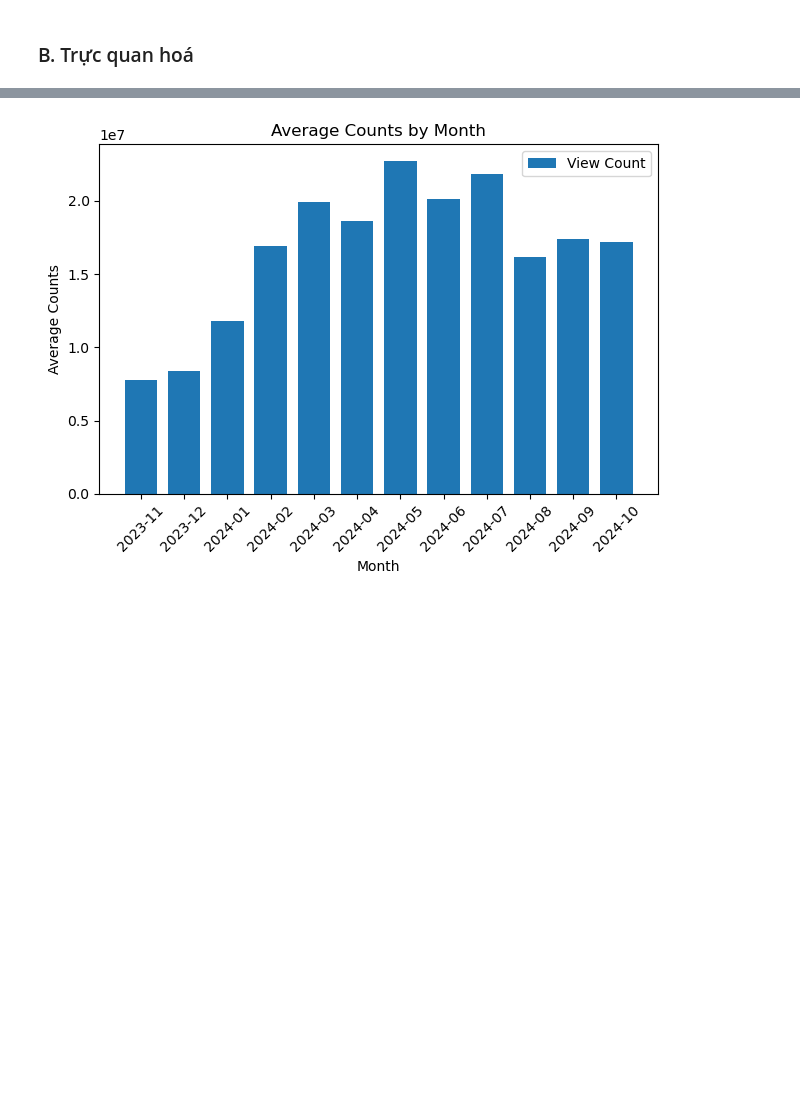
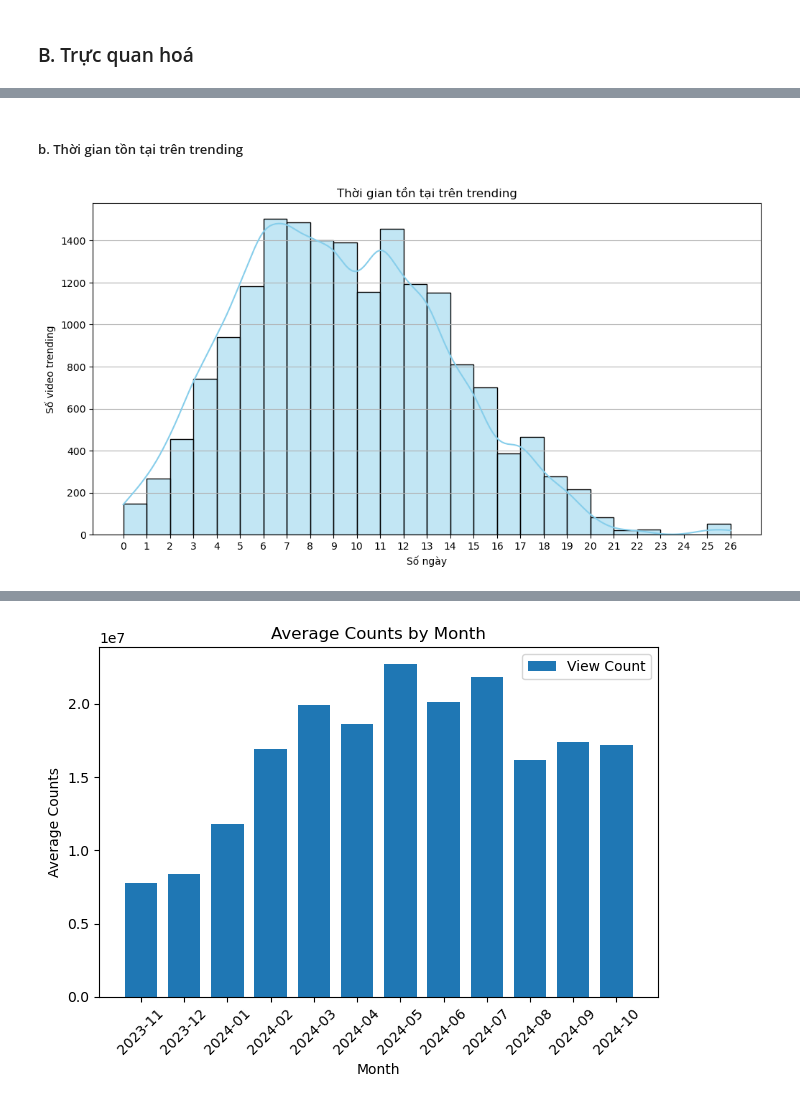
Before and after one commit to sleepifoxx/BTL-Data-Processing, a Jupyter notebook: DataProcessing.ipynb, the cells around one changed output, grey strips where cells are left out. Cells and saved outputs as stored; diff of their text form; code cells hidden in the pictures; blank space fills up the shorter version.

```diff
--- a/DataProcessing.ipynb
+++ b/DataProcessing.ipynb
@@ -34,0 +33,14 @@ general_trending_videos.describe()
+# %% [markdown]
+##### b. Thời gian tồn tại trên trending
+# %%
+trending_duration = trending_videos.groupby('video_id')['snapshot_date'].transform(lambda x: (x.max() - x.min()).days)
+plt.figure(figsize=(12, 6))
+sns.histplot(trending_duration, bins=range(trending_duration.max() + 1), kde=True, color='skyblue')
+plt.xlabel('Số ngày')
+plt.xticks(range(27))
+plt.ylabel('Số video trending')
+plt.title('Thời gian tồn tại trên trending')
+plt.grid(True, axis='y')
+plt.show()
+# %% [output]
+[figure, added]
```
Also changed, not shown: parts of 44 cells of this notebook, 2 other files.
